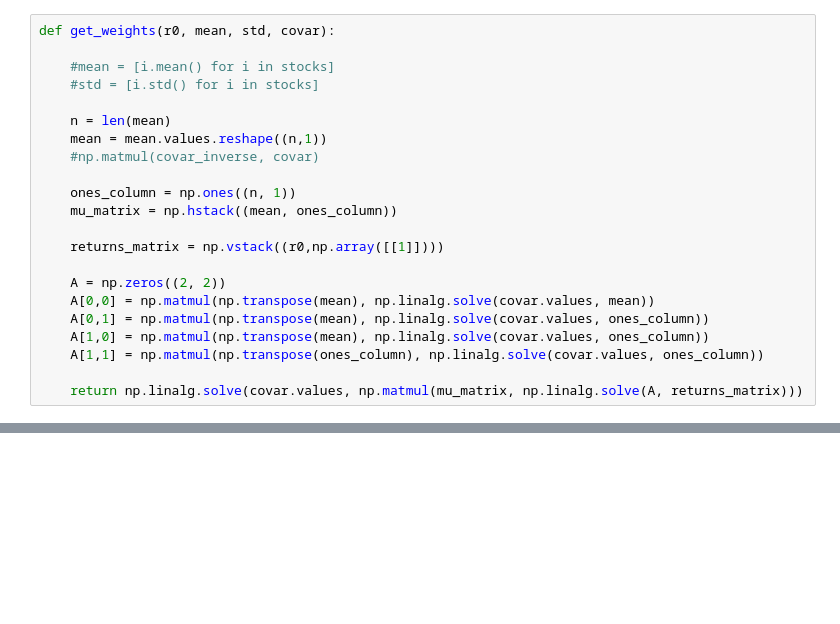
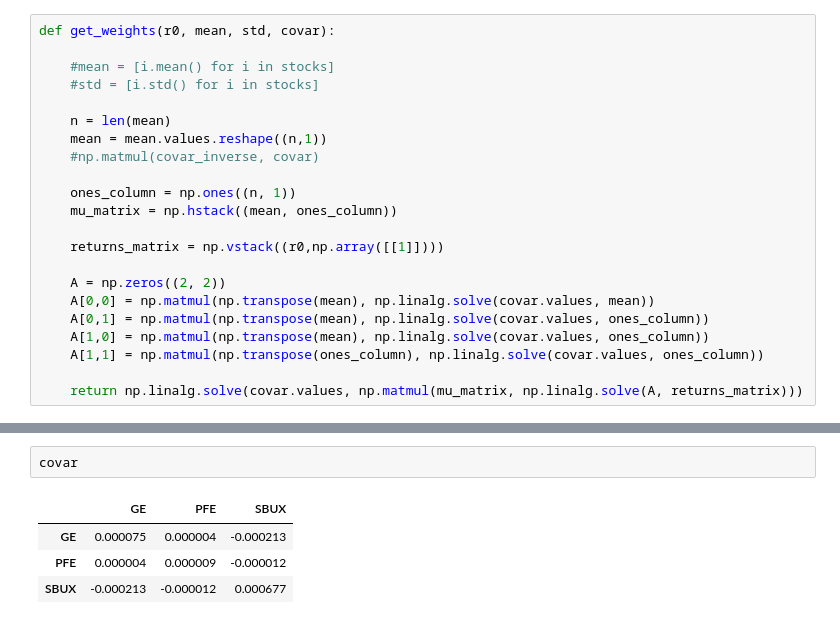
Before and after one commit to NSanip/Mentorship, a Jupyter notebook: Portfolio Creation Model.ipynb, the cells around one changed output, grey strips where cells are left out. Cells and saved outputs as stored; diff of their text form; blank space fills up the shorter version.

```diff
--- a/Portfolio Creation Model.ipynb
+++ b/Portfolio Creation Model.ipynb
@@ -46,0 +88,7 @@ portfolio = portfolio.sort_index()
+# %%
+covar
+# %% [output]
+|  | GE | PFE | SBUX |
+| GE | 0.000075 | 0.000004 | -0.000213 |
+| PFE | 0.000004 | 0.000009 | -0.000012 |
+| SBUX | -0.000213 | -0.000012 | 0.000677 |
```
Also changed, not shown: parts of 11 cells of this notebook, 1 other file.
